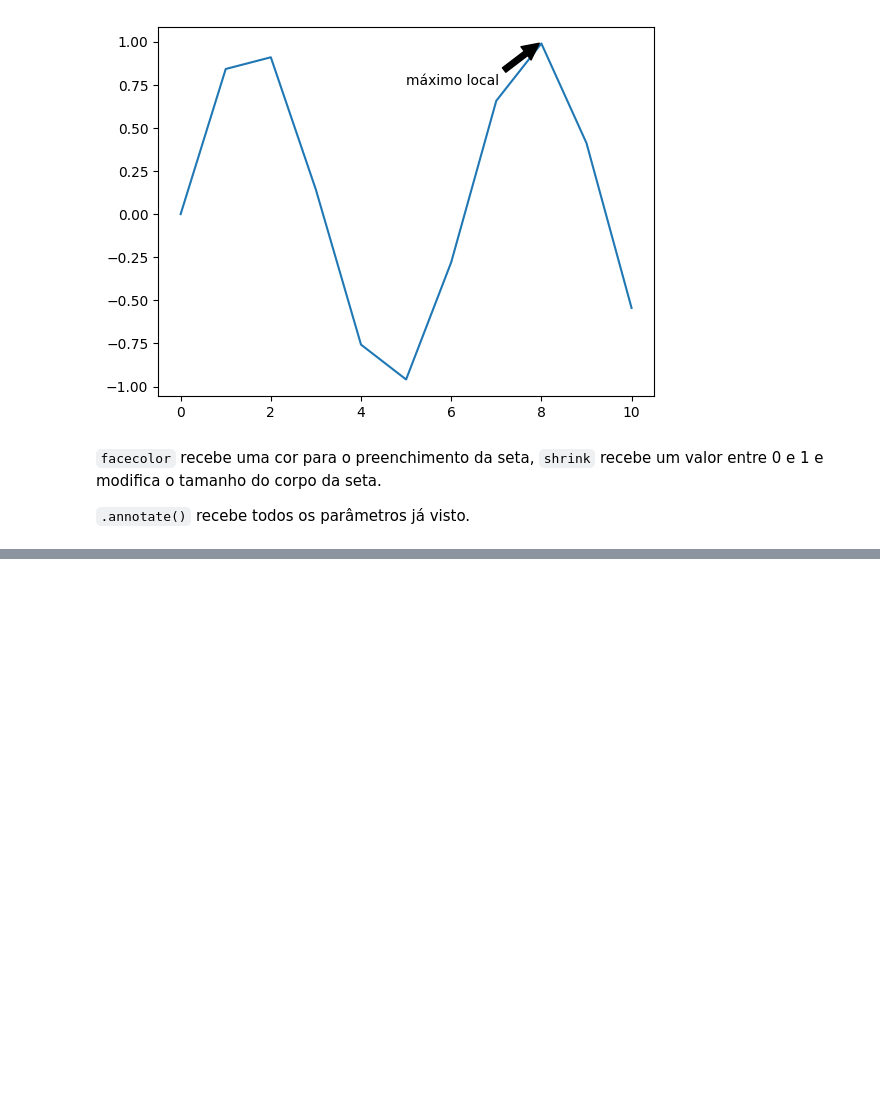
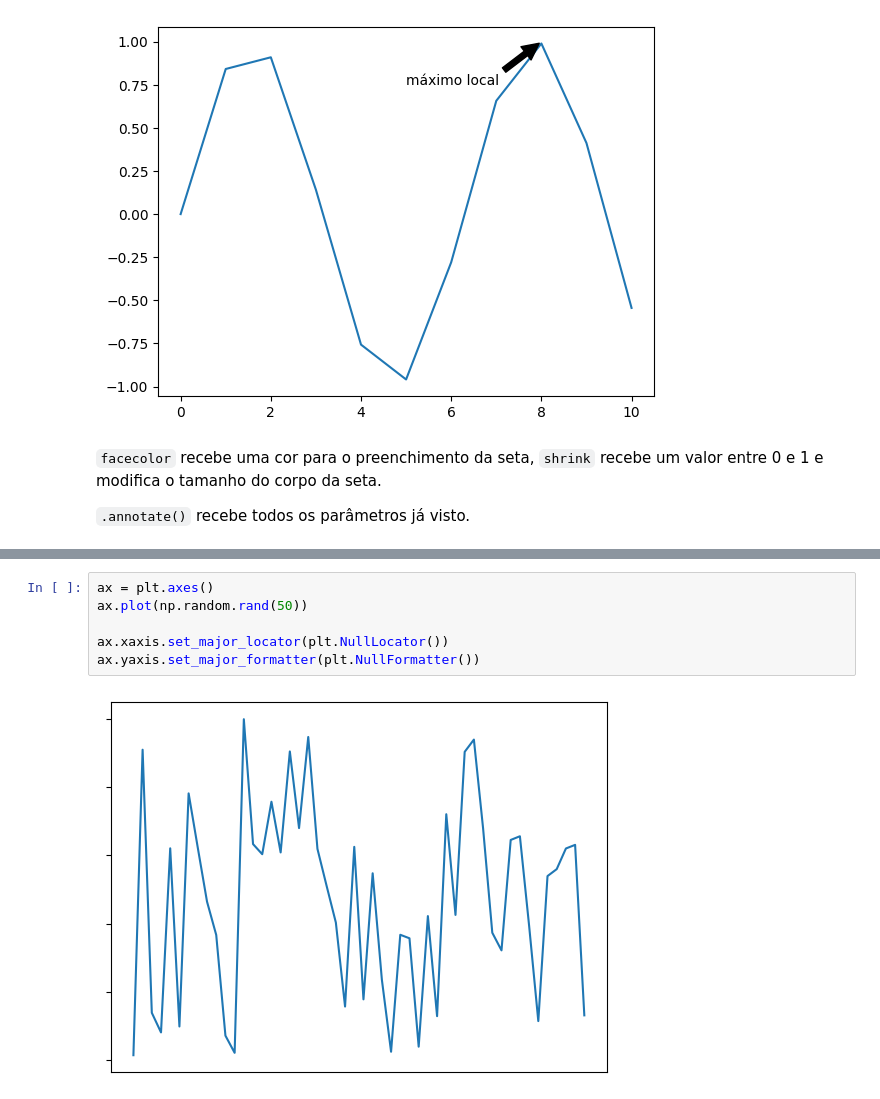
Before and after one commit to lucas-mt/studyPY, a Jupyter notebook: explicaçõesPY/módulos/matplotlib/funções.ipynb, the cells around one changed output, grey strips where cells are left out. Saved outputs shown, nothing was run; the diff lists cells and outputs as text; blank space fills up the shorter version.

```diff
--- a/explicaçõesPY/módulos/matplotlib/funções.ipynb
+++ b/explicaçõesPY/módulos/matplotlib/funções.ipynb
@@ -213,0 +231,8 @@ Text(5, 0.75, 'máximo local')
+# %%
+ax = plt.axes()
+ax.plot(np.random.rand(50))
+
+ax.xaxis.set_major_locator(plt.NullLocator())
+ax.yaxis.set_major_formatter(plt.NullFormatter())
+# %% [output]
+[figure, added]
```
Also changed, not shown: parts of 12 cells of this notebook, 9 other files.
